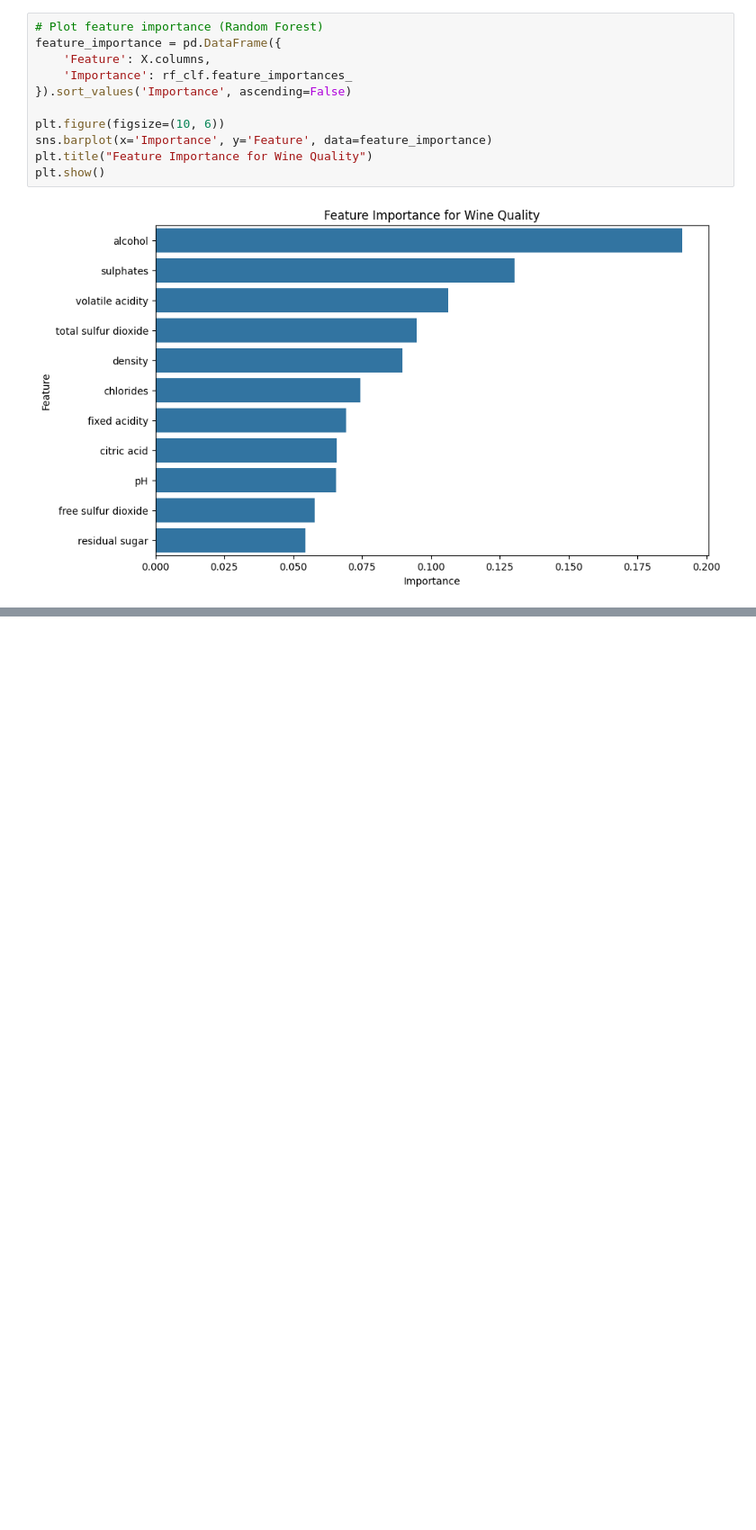
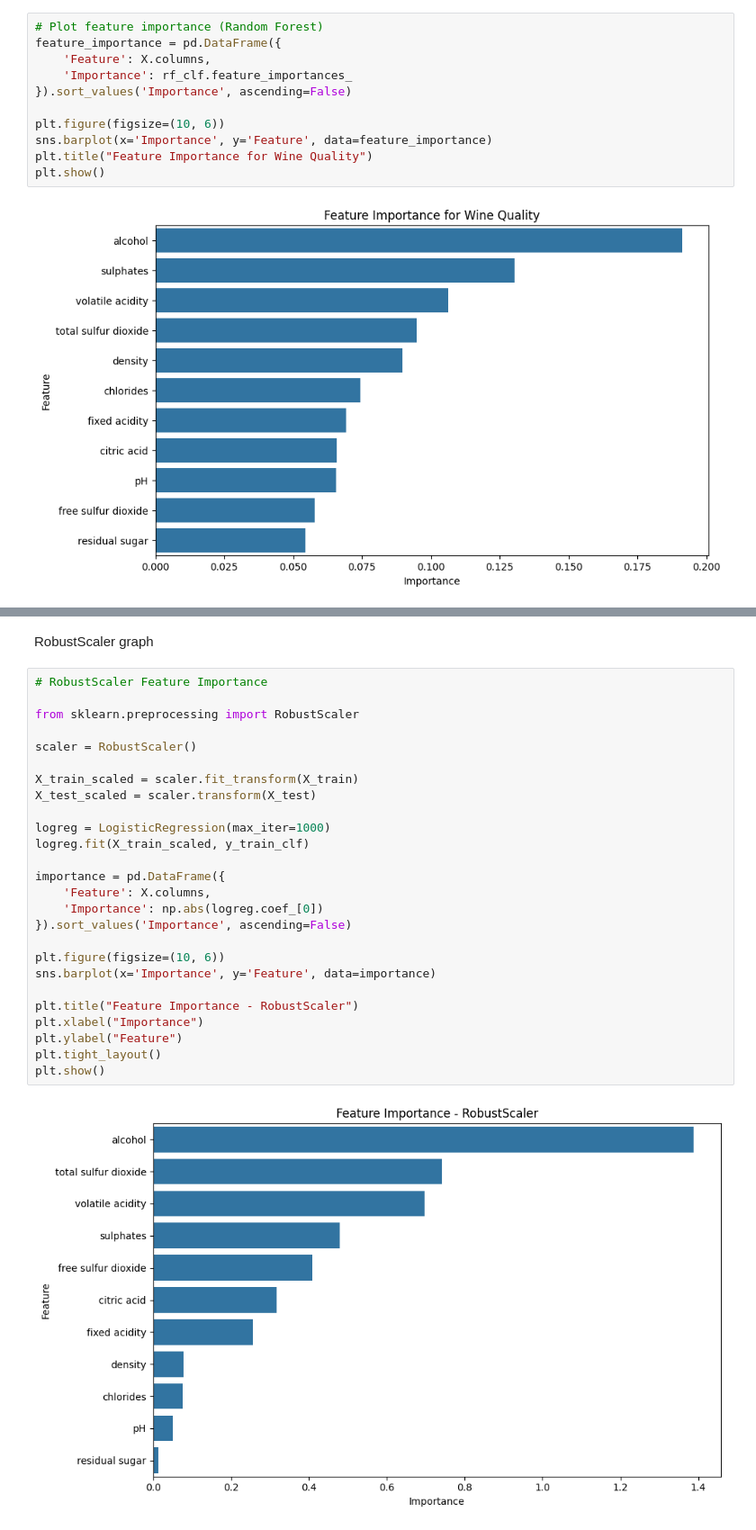
Before and after one commit to sirishan506-source/google-collab, a Jupyter notebook: winequality.ipynb, the cells around one changed output, grey strips where cells are left out. Shown at 90% size. Saved outputs shown, nothing was run; the diff lists cells and outputs as text; blank space fills up the shorter version.

```diff
--- a/winequality.ipynb
+++ b/winequality.ipynb
@@ -188,0 +320,30 @@ plt.show()
+# %% [markdown]
+RobustScaler graph
+# %%
+# RobustScaler Feature Importance
+
+from sklearn.preprocessing import RobustScaler
+
+scaler = RobustScaler()
+
+X_train_scaled = scaler.fit_transform(X_train)
+X_test_scaled = scaler.transform(X_test)
+
+logreg = LogisticRegression(max_iter=1000)
+logreg.fit(X_train_scaled, y_train_clf)
+
+importance = pd.DataFrame({
+    'Feature': X.columns,
+    'Importance': np.abs(logreg.coef_[0])
+}).sort_values('Importance', ascending=False)
+
+plt.figure(figsize=(10, 6))
+sns.barplot(x='Importance', y='Feature', data=importance)
+
+plt.title("Feature Importance - RobustScaler")
+plt.xlabel("Importance")
+plt.ylabel("Feature")
+plt.tight_layout()
+plt.show()
+# %% [output]
+[figure, added]
```
Also changed, not shown: parts of 9 cells of this notebook.
